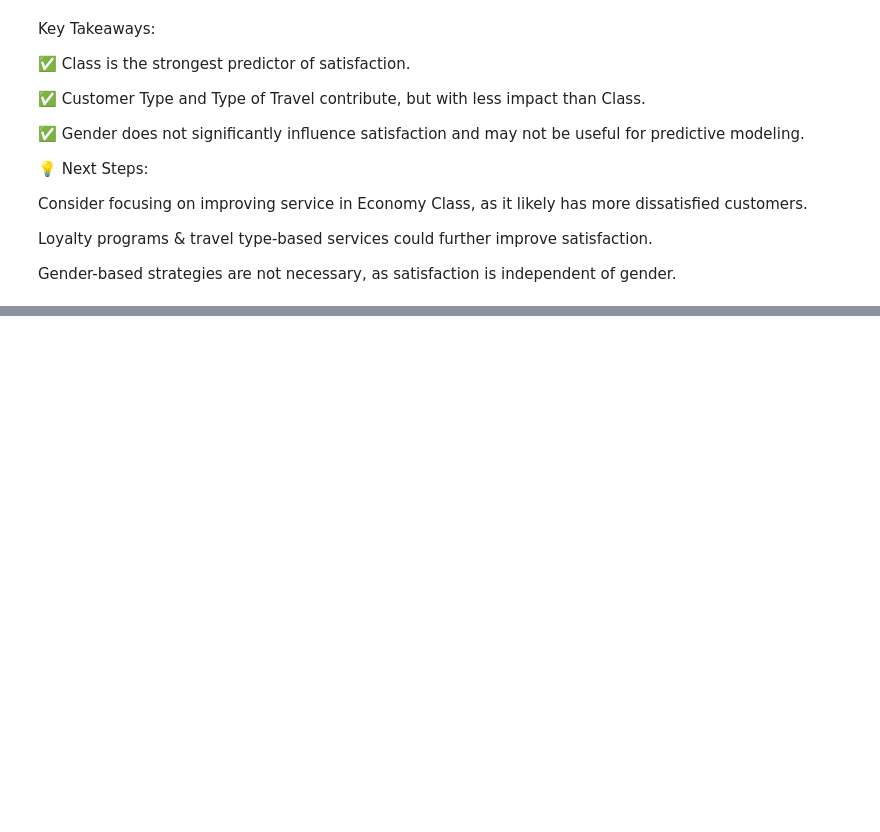
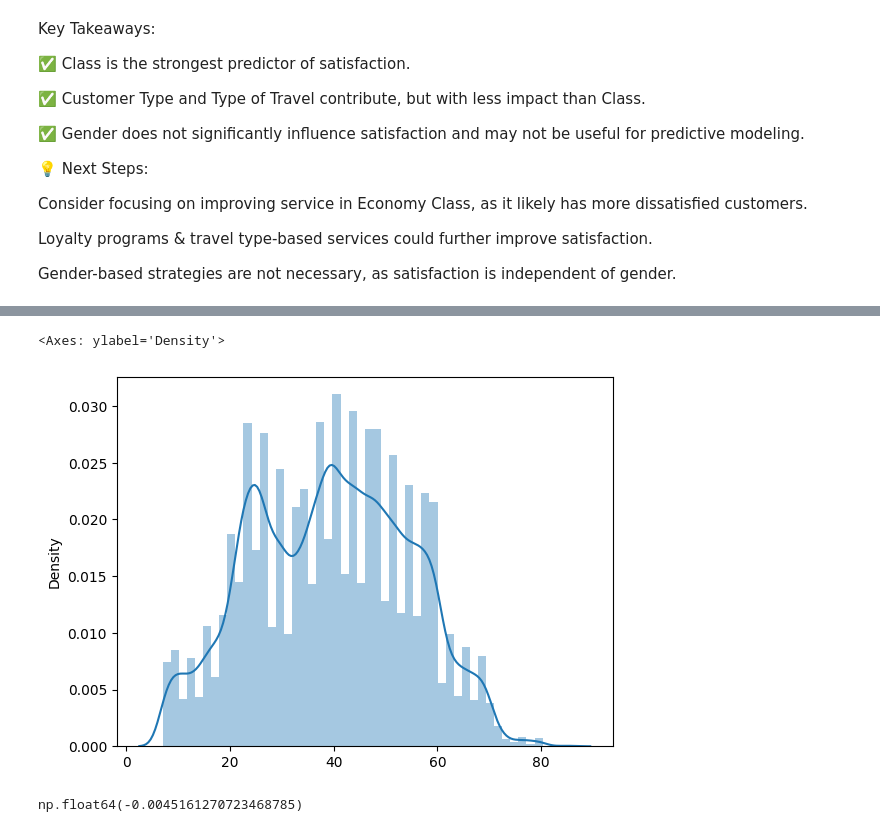
Before and after one commit to ka1817/Predicting-Airline-Customer-Satisfaction-Using-Machine-Learning, a Jupyter notebook: Research/eda.ipynb, the cells around one changed output, grey strips where cells are left out. Drawn from its saved outputs; the diff is of its cells as text; code cells hidden in the pictures; blank space fills up the shorter version.

```diff
--- a/Research/eda.ipynb
+++ b/Research/eda.ipynb
@@ -575,0 +606,9 @@ Gender-based strategies are not necessary, as satisfaction is independent of gen
+# %%
+sns.distplot(x=df['Age'])
+# %% [output]
+<Axes: ylabel='Density'>
+[figure, added]
+# %%
+df['Age'].skew()
+# %% [output]
+np.float64(-0.0045161270723468785)
```
Also changed, not shown: parts of 60 cells of this notebook.
